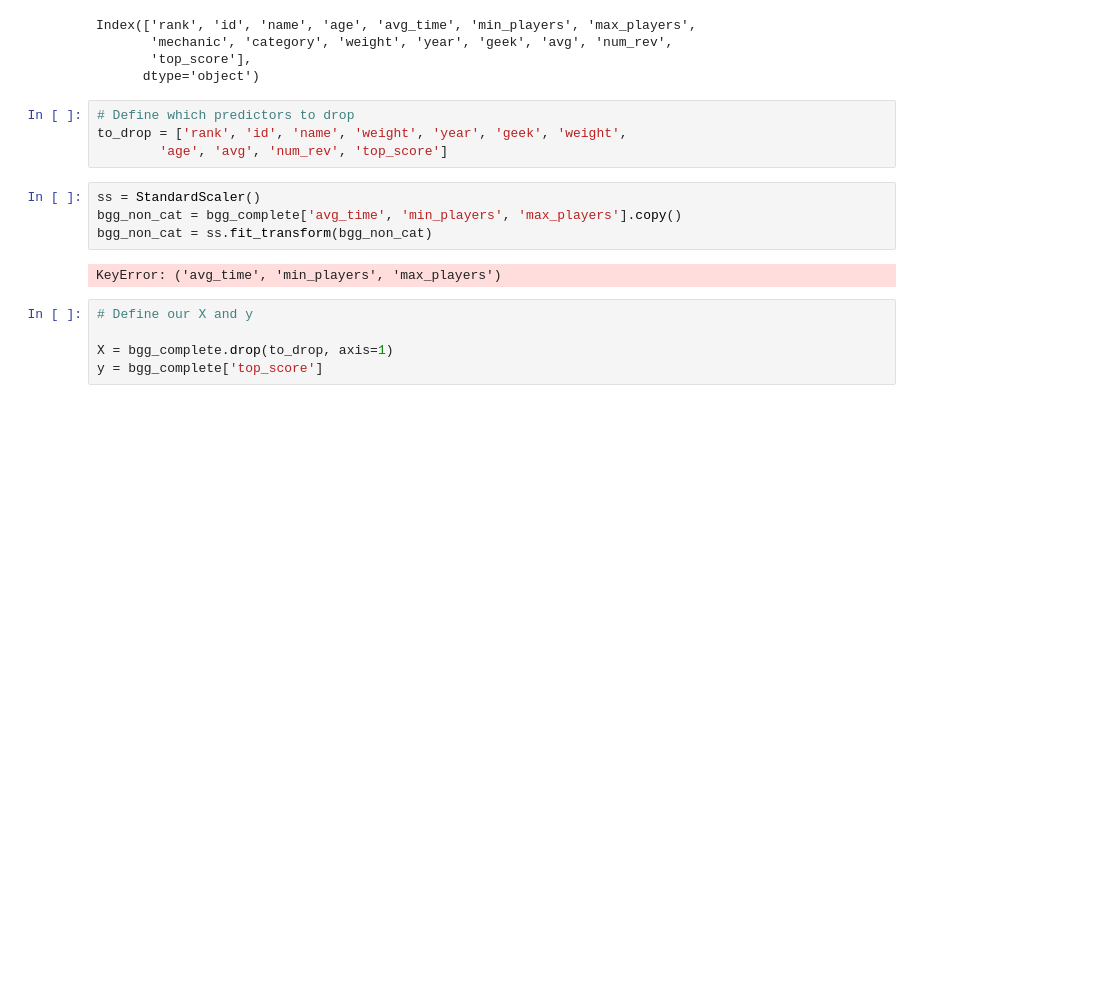
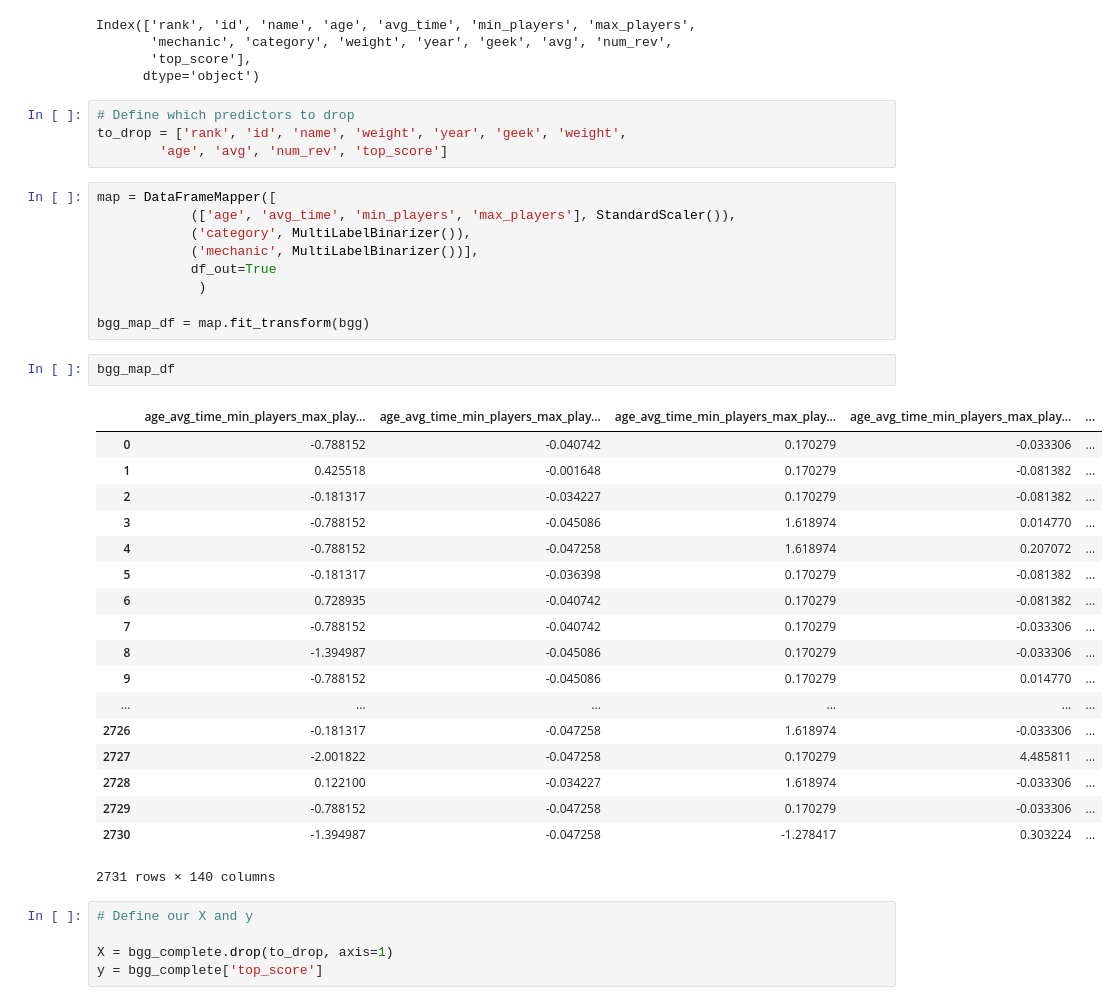
Before and after one commit to jnawjux/board_game_rank_classifier, a Jupyter notebook: final.ipynb, the cells around one changed output. Saved outputs shown, nothing was run; the diff lists cells and outputs as text; blank space fills up the shorter version.

Commit message:
Remove functions.py and use, created work around with MultiLabelBinarizer and literal_eval

```diff
--- a/final.ipynb
+++ b/final.ipynb
@@ -149,12 +149,36 @@ Index(['rank', 'id', 'name', 'age', 'avg_time', 'min_players', 'max_players',
 # Define which predictors to drop
 to_drop = ['rank', 'id', 'name', 'weight', 'year', 'geek', 'weight',
         'age', 'avg', 'num_rev', 'top_score']
-# %%
-ss = StandardScaler()
-bgg_non_cat = bgg_complete['avg_time', 'min_players', 'max_players'].copy()
-bgg_non_cat = ss.fit_transform(bgg_non_cat)
-# %% [output]
-KeyError: ('avg_time', 'min_players', 'max_players')
+# %%
+map = DataFrameMapper([
+            (['age', 'avg_time', 'min_players', 'max_players'], StandardScaler()),
+            ('category', MultiLabelBinarizer()),
+            ('mechanic', MultiLabelBinarizer())],
+            df_out=True
+             )
+
+bgg_map_df = map.fit_transform(bgg)
+# %%
+bgg_map_df
+# %% [output]
+|  | age_avg_time_min_players_max_play... | age_avg_time_min_players_max_play... | age_avg_time_min_players_max_play... | age_avg_time_min_players_max_play... | ... |
+| 0 | -0.788152 | -0.040742 | 0.170279 | -0.033306 | ... |
+| 1 | 0.425518 | -0.001648 | 0.170279 | -0.081382 | ... |
+| 2 | -0.181317 | -0.034227 | 0.170279 | -0.081382 | ... |
+| 3 | -0.788152 | -0.045086 | 1.618974 | 0.014770 | ... |
+| 4 | -0.788152 | -0.047258 | 1.618974 | 0.207072 | ... |
+| 5 | -0.181317 | -0.036398 | 0.170279 | -0.081382 | ... |
+| 6 | 0.728935 | -0.040742 | 0.170279 | -0.081382 | ... |
+| 7 | -0.788152 | -0.040742 | 0.170279 | -0.033306 | ... |
+| 8 | -1.394987 | -0.045086 | 0.170279 | -0.033306 | ... |
+| 9 | -0.788152 | -0.045086 | 0.170279 | 0.014770 | ... |
+| ... | ... | ... | ... | ... | ... |
+| 2726 | -0.181317 | -0.047258 | 1.618974 | -0.033306 | ... |
+| 2727 | -2.001822 | -0.047258 | 0.170279 | 4.485811 | ... |
+| 2728 | 0.122100 | -0.034227 | 1.618974 | -0.033306 | ... |
+| 2729 | -0.788152 | -0.047258 | 0.170279 | -0.033306 | ... |
+| 2730 | -1.394987 | -0.047258 | -1.278417 | 0.303224 | ... |
+2731 rows × 140 columns
 # %%
 # Define our X and y
 
```
Also changed, not shown: parts of 1 cell of this notebook, 1 other file.
